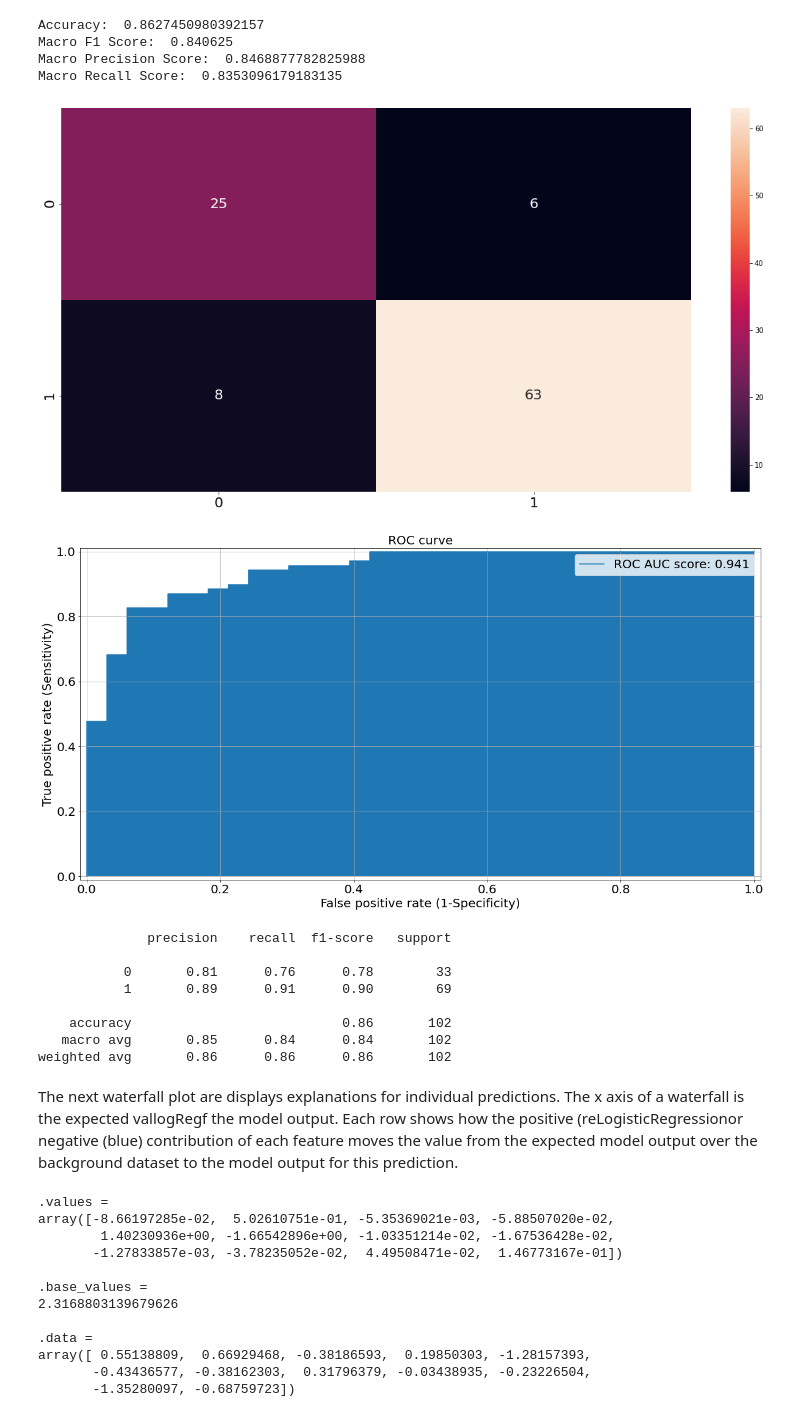
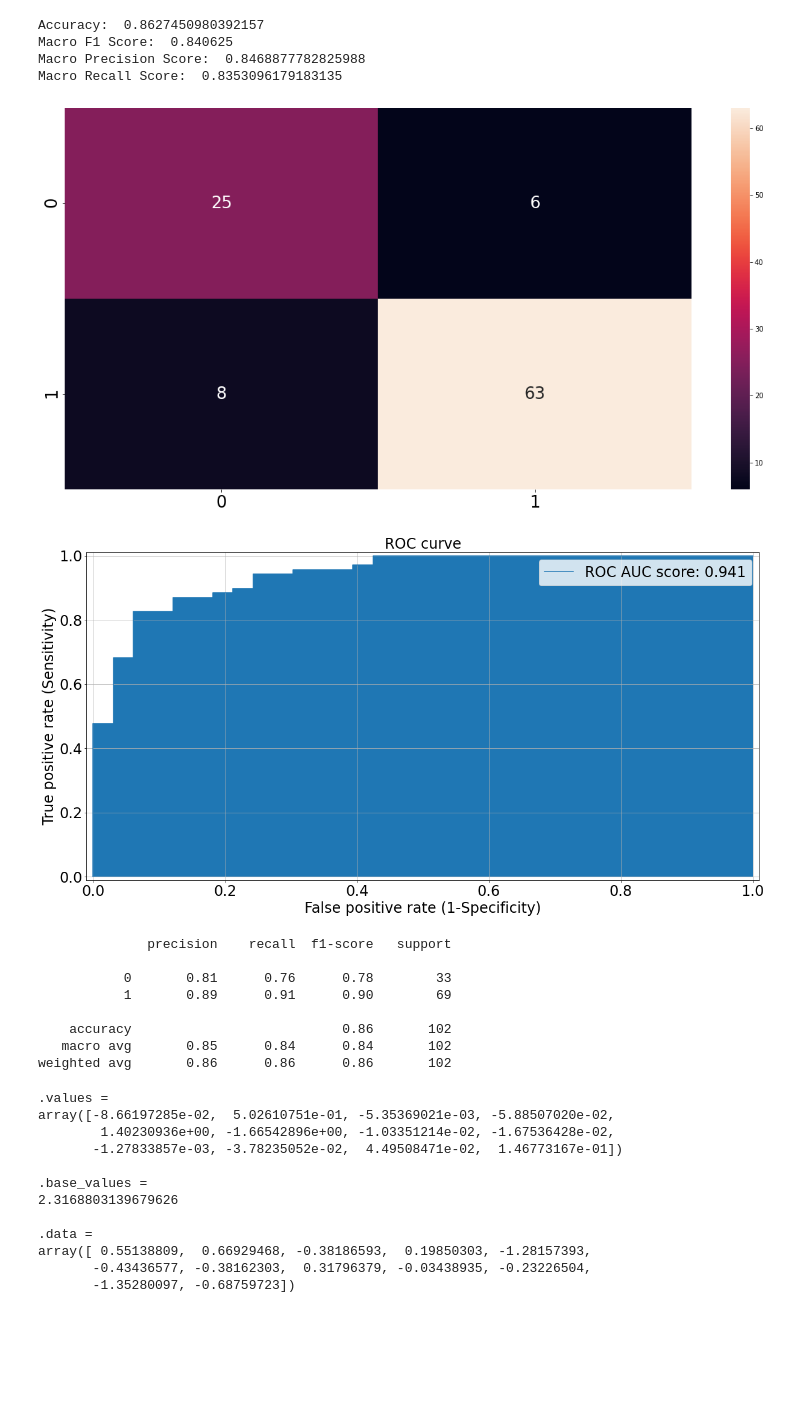
Before and after one commit to mhmdrdwn/spine, a Jupyter notebook: report.ipynb, the cells around one changed output. Drawn from its saved outputs; the diff is of its cells as text; code cells hidden in the pictures; blank space fills up the shorter version.

```diff
--- a/report.ipynb
+++ b/report.ipynb
@@ -210,38 +210,38 @@ Macro Recall Score:  0.8353096179183135
 # %%
 def conf_plot(y_hat, y_test):
     plt.figure(figsize=(20, 10))
-    sns.heatmap(confusion_matrix(y_hat, y_test), annot=True, annot_kws={"size":20})
-    plt.xticks(fontsize=20)
-    plt.yticks(fontsize=20)
+    sns.heatmap(confusion_matrix(y_hat, y_test), annot=True, annot_kws={"size":24})
+    plt.xticks(fontsize=24)
+    plt.yticks(fontsize=24)
     plt.show()
 
 conf_plot(y_hat, y_test)
 # %% [output]
-[figure, old version]
+[figure, new version]
 # %%
 def roc_curve_plot(model, x, y):
     plt.figure(figsize=(20, 10))
 
     y_pred=model.predict_proba(x)[:,:]
     auc_score = roc_auc_score(y,y_pred[:,1])
 
     fpr, tpr, thresholds = roc_curve(y, y_pred[:, 1])
     plt.plot(fpr,tpr, label="ROC AUC score: "+str(auc_score)[:5])
     plt.fill_between(fpr,tpr)
     plt.xlim([-0.01, 1.01])
     plt.ylim([-0.01, 1.01])
-    plt.title('ROC curve', fontsize=20)
-    plt.xlabel('False positive rate (1-Specificity)', fontsize=20)
-    plt.ylabel('True positive rate (Sensitivity)', fontsize=20)
-    plt.xticks(fontsize=20)
-    plt.yticks(fontsize=20)
-    plt.legend(fontsize=20)
+    plt.title('ROC curve', fontsize=24)
+    plt.xlabel('False positive rate (1-Specificity)', fontsize=24)
+    plt.ylabel('True positive rate (Sensitivity)', fontsize=24)
+    plt.xticks(fontsize=24)
+    plt.yticks(fontsize=24)
+    plt.legend(fontsize=24)
     plt.grid(True)
     plt.show()
 
 roc_curve_plot(logReg, X_test, y_test)
 # %% [output]
-[figure, old version]
+[figure, new version]
 # %%
 print(classification_report(y_test,y_hat))
 # %% [output]
@@ -256,8 +256,6 @@ weighted avg       0.86      0.86      0.86       102
 # %%
 explainer = shap.LinearExplainer(logReg, X_train)
 shap_values = explainer(X_test)
-# %% [markdown]
-The next waterfall plot are displays explanations for individual predictions. The x axis of a waterfall is the expected vallogRegf the model output. Each row shows how the positive (reLogisticRegressionor negative (blue) contribution of each feature moves the value from the expected model output over the background dataset to the model output for this prediction.
 # %%
 shap_values[1, :]
 # %% [output]
```
Also changed, not shown: parts of 34 cells of this notebook, 1 other file.
